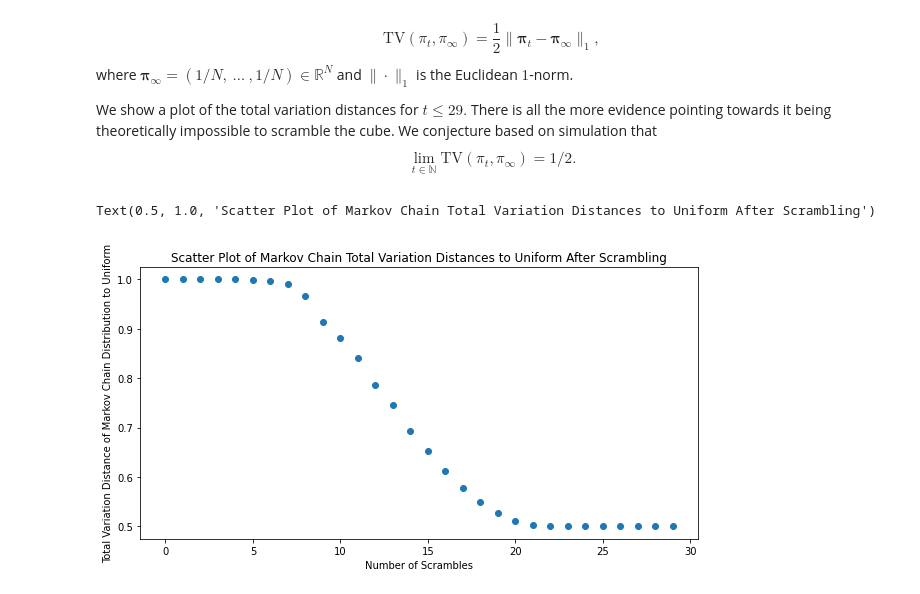
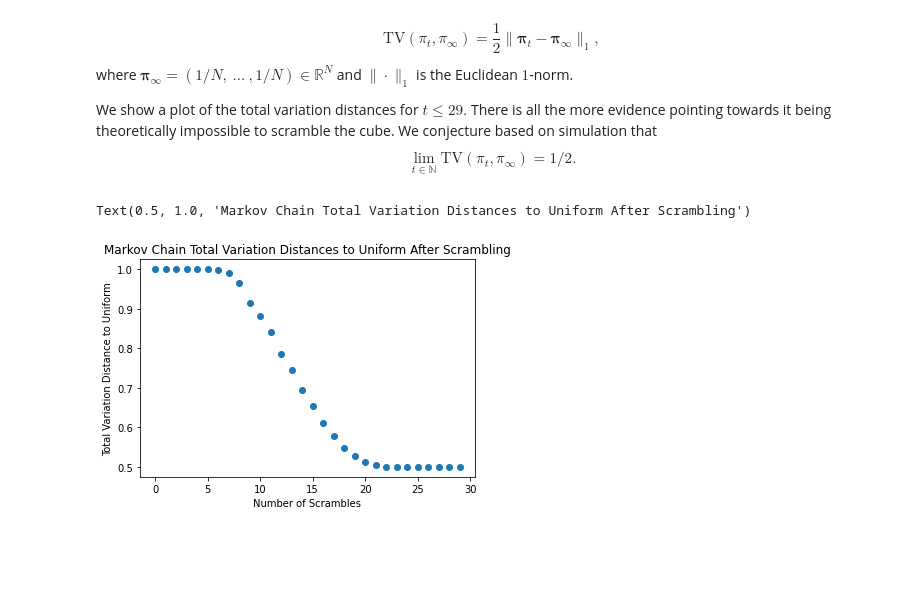
Before and after one commit to vskaush2/RubiksCubeMarkovChain, a Jupyter notebook: RubiksCubeMarkovChainDemo.ipynb, the cells around one changed output. Drawn from its saved outputs; the diff is of its cells as text; code cells hidden in the pictures; blank space fills up the shorter version.

Commit message:
Updated RubiksCubeMarkovChainDemo.ipynb and deleted CubeObject.py.

```diff
--- a/RubiksCubeMarkovChainDemo.ipynb
+++ b/RubiksCubeMarkovChainDemo.ipynb
@@ -334,13 +467,3 @@ def get_chain_distribution(dim,transition_matrix,t):
 We plot $\boldsymbol{\pi}_t$ for some small values of $t.$ In each plot, the horizontal axis is the permutation index (according to our enumeration scheme), and the vertical axis is $\pi_t(g_i)$ where $g_i \in \mathcal{G}_n$ is the $i$-th permutation in $\mathcal{G}_n$ (according to our enumeration scheme).
 
 For even values of $t,$ we conjecture that $\pi_t(\mathbf{Id}_{6n^2}) > \pi_t(g)$ for each $g \in \mathcal{G}_n \setminus \lbrace \mathbf{Id}_{6n^2} \rbrace.$ In words, we conjecture it is more likely to return back to the solved configuration after an even number of scrambles. Hence, it may not be theoretically possible to scramble the cube.
-# %%
-for t in range(20):
-    pi=get_chain_distribution(n,transition_matrix,t)
-    values=pi.data
-    indices=range(len(values))
-    fig,ax=plt.subplots(figsize=(20,5))
-    ax.scatter(indices,pi.data)
-    ax.set_xlabel('Permutation Index')
-    ax.set_ylabel('Probability')
-    ax.set_title('Scatter Plot of Markov Chain Probability Distribution After Scrambling {} Time(s)'.format(t))
@@ -360,0 +470,12 @@ for t in range(20):
+# %%
+t=20
+pis=Parallel(n_jobs=t,
+             prefer='threads')(delayed(get_chain_distribution)(n,j) for j in range(t))
+
+for j in range(t):
+    pi=pis[j].data
+    fig,ax=plt.subplots()
+    ax.scatter(range(len(pi)), pi)
+    ax.set_title('Chain Distribution After {} Scrambles Plot'.format(j))
+    ax.set_xlabel('Permutation Index')
+    ax.set_ylabel('Probability')
@@ -365,15 +500,22 @@ $$\text{TV}(\pi_t,\pi_\infty) = \frac{1}{2} \|\boldsymbol{\pi}_t - \boldsymbol{\
 
 We show a plot of the total variation distances for $t \le 29.$ There is all the more evidence pointing towards it being theoretically impossible to scramble the cube. We conjecture based on simulation that $$\lim_{t \in \mathbb{N}}\text{TV}(\pi_t,\pi_\infty) = 1/2.$$
 # %%
+def compute_total_variation_distance_to_uniform(n,t):
+    chain_dist=get_chain_distribution(n,t)
+    N=chain_dist.shape[0]
+    data=chain_dist.data
+    total_variation_distance_to_uniform = 0.5*np.linalg.norm(data-1/N,1) + 0.5 *(N-len(data))/N
+    return total_variation_distance_to_uniform
+
 t=30
-chain_dists=[get_chain_distribution(n,transition_matrix,j) for j in range(t)]
-N=pi.shape[0]
-tv_dists=[0.5*(np.linalg.norm(pi.data-1/N,1)+(N-len(pi.data))/N) for pi in chain_dists]
-fig,ax=plt.subplots(figsize=(10,5))
+tv_dists = Parallel(n_jobs=t,
+             prefer='threads')(delayed(compute_total_variation_distance_to_uniform)(n,j)
+                          for j in range(t))
+fig,ax=plt.subplots()
 ax.scatter(range(t),tv_dists)
 ax.set_xlabel('Number of Scrambles')
-ax.set_ylabel('Total Variation Distance of Markov Chain Distribution to Uniform')
-ax.set_title('Scatter Plot of Markov Chain Total Variation Distances to Uniform After Scrambling')
+ax.set_ylabel('Total Variation Distance to Uniform')
+ax.set_title('Markov Chain Total Variation Distances to Uniform After Scrambling')
 # %% [output]
-Text(0.5, 1.0, 'Scatter Plot of Markov Chain Total Variation Distances to Uniform After Scrambling')
+Text(0.5, 1.0, 'Markov Chain Total Variation Distances to Uniform After Scrambling')
-[figure, old version]
+[figure, new version]
```
Also changed, not shown: parts of 20 cells of this notebook, 1 other file.
